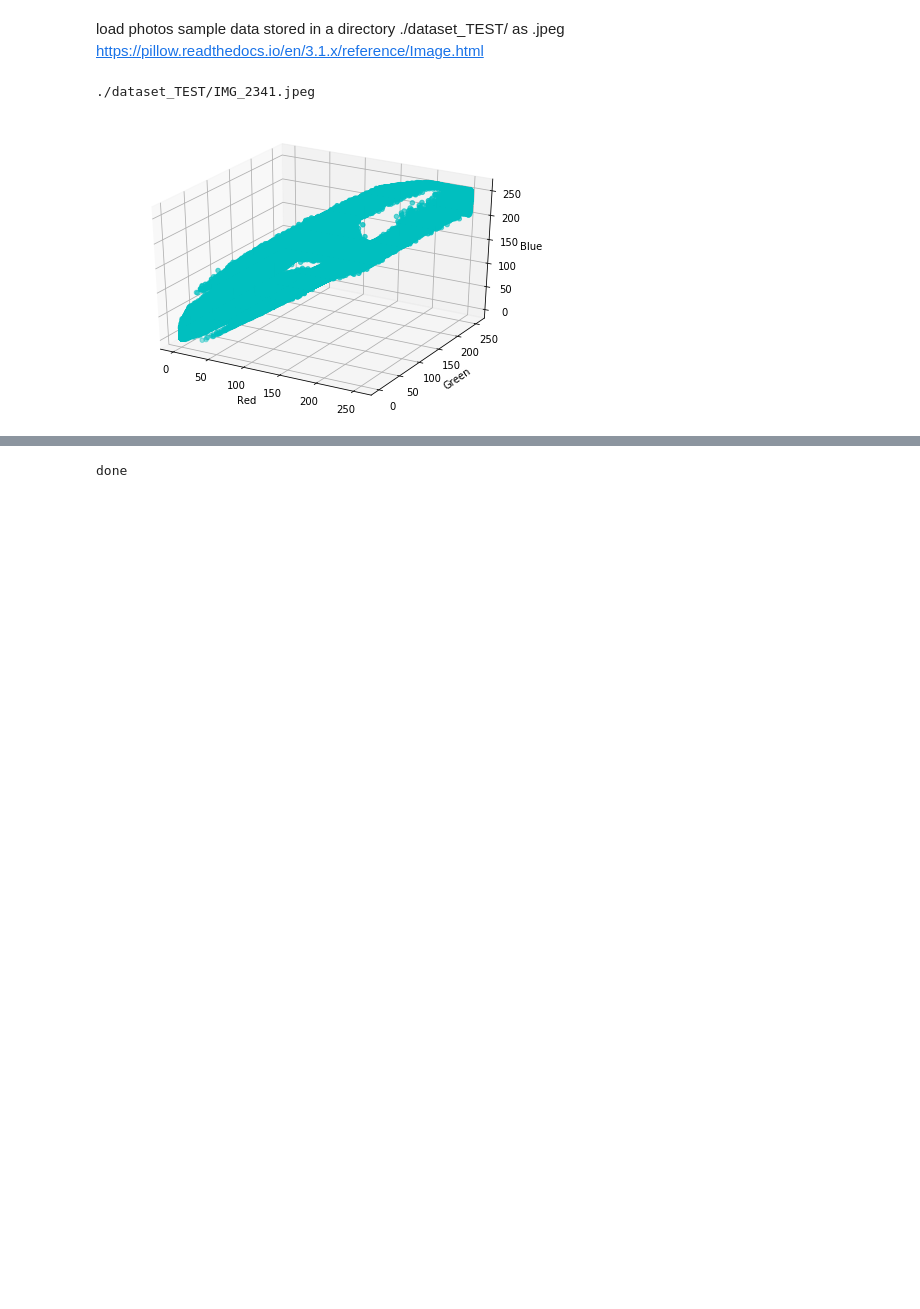
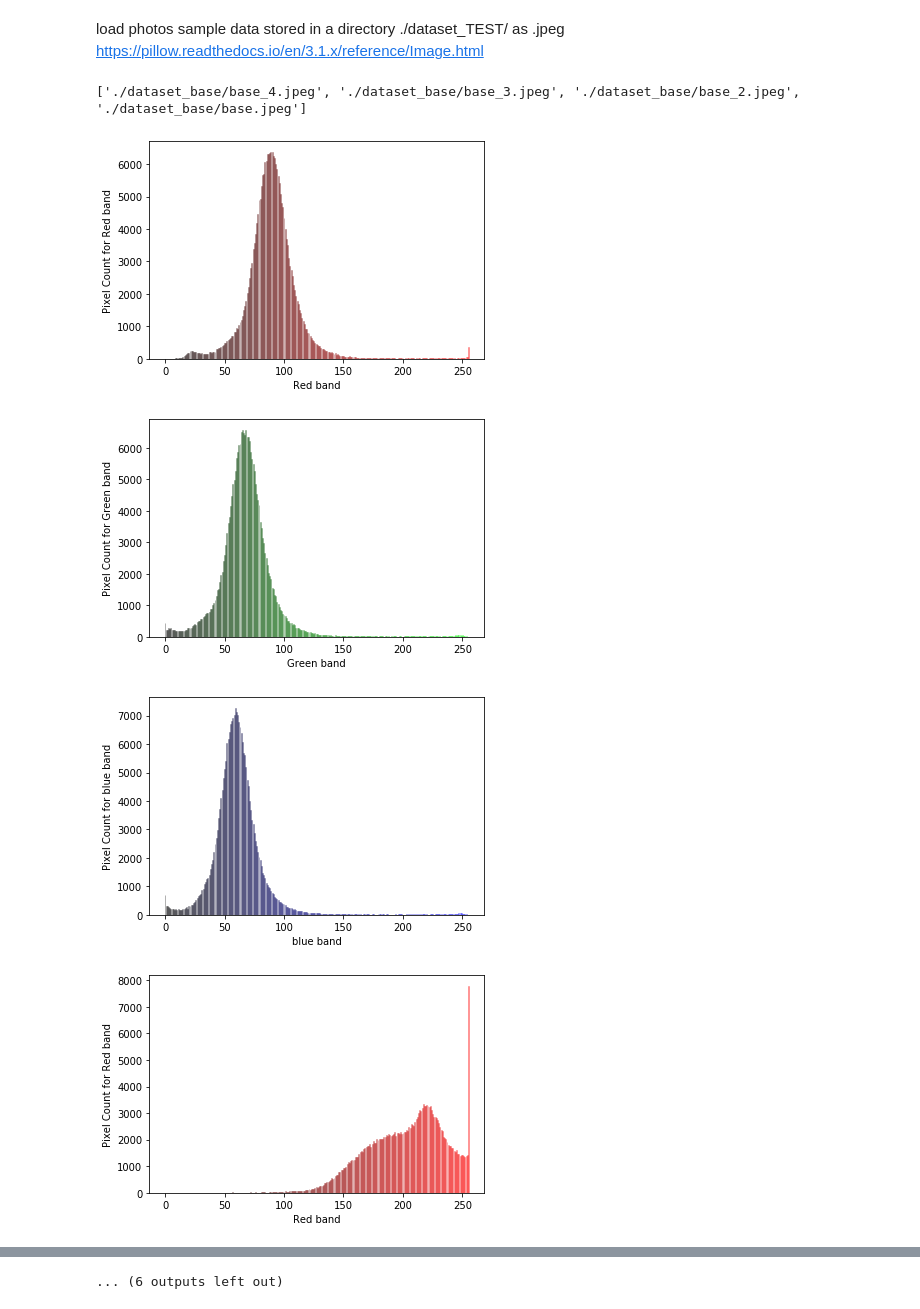
Before and after one commit to rebeccambruce/Senior_Capstone, a Jupyter notebook: python extract pixel values using PIL.ipynb, the cells around one changed output, grey strips where cells are left out. Saved outputs shown, nothing was run; the diff lists cells and outputs as text; code cells hidden in the pictures; blank space fills up the shorter version.

Commit message:
done for meeting

```diff
--- a/python extract pixel values using PIL.ipynb
+++ b/python extract pixel values using PIL.ipynb
@@ -14,6 +14,39 @@ def get_imlist(path):
   """  Returns a list of all photo samples in directory. """
 
   return [os.path.join(path,f) for f in os.listdir(path) if f.endswith('.jpeg')]
+
+def getRed(redVal):
+    return '#%02x%02x%02x' % (redVal, 0, 0)
+
+def getGreen(greenVal):
+    return '#%02x%02x%02x' % (0, greenVal, 0)
+
+def getBlue(blueVal):
+    return '#%02x%02x%02x' % (0, 0, blueVal)
+
+def get_histogram(image):
+    """  histogram of the image in R,G,B """
+    image.show()
+    histogram = image.histogram()
+    count_R = histogram[0:256]
+    count_G = histogram[512:768]
+    count_B = histogram[256:512]
+    plt.figure(0)
+    for i in range(0, 256):
+        plt.bar(i, count_R[i], color = getRed(i), edgecolor=getRed(i), alpha=0.3)
+        plt.xlabel("Red band")
+        plt.ylabel("Pixel Count for Red band")
+    plt.figure(1)
+    for i in range(0, 256):
+        plt.bar(i, count_G[i], color = getGreen(i), edgecolor=getGreen(i),alpha=0.3)
+        plt.xlabel("Green band")
+        plt.ylabel("Pixel Count for Green band")
+    plt.figure(2)
+    for i in range(0, 256):
+        plt.bar(i, count_B[i], color = getBlue(i), edgecolor=getBlue(i),alpha=0.3)
+        plt.xlabel("blue band")
+        plt.ylabel("Pixel Count for blue band")
+    plt.show()
 
 def get_scatter(image):
     """  Returns a 3d scatter graph for image. """
@@ -34,16 +67,21 @@ def set_color_rang(image):
 
     return image
 # %%
-base = Image.open('./base.jpeg')
-set_color_rang(base)
+base = get_imlist('./dataset_base/')
+print(base)
+for i in base:
+    base_i=Image.open(i)
+    get_histogram(base_i)
 
 imlist = get_imlist('./dataset_TEST/')
 
 print (imlist[1])
 im = Image.open(imlist[1])
-
-get_scatter(base)
+get_histogram(im)
 print ('done')
 # %% [output]
-./dataset_TEST/IMG_2341.jpeg
+['./dataset_base/base_4.jpeg', './dataset_base/base_3.jpeg', './dataset_base/base_2.jpeg', './dataset_base/base.jpeg']
-[figure, old version]
+[figure, new version]
+[figure, added]
+[figure, added]
+[figure, added]
@@ -50 +95 @@ print ('done')
-done
+... (6 outputs left out)
```
Also changed, not shown: parts of 1 cell of this notebook, 5 other files.
